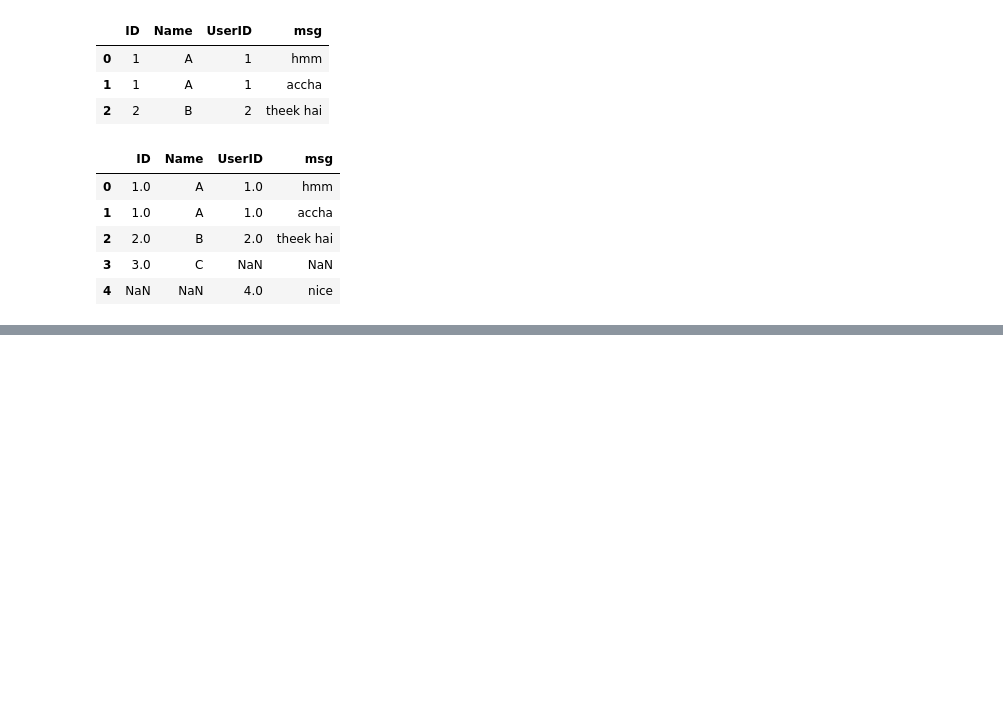
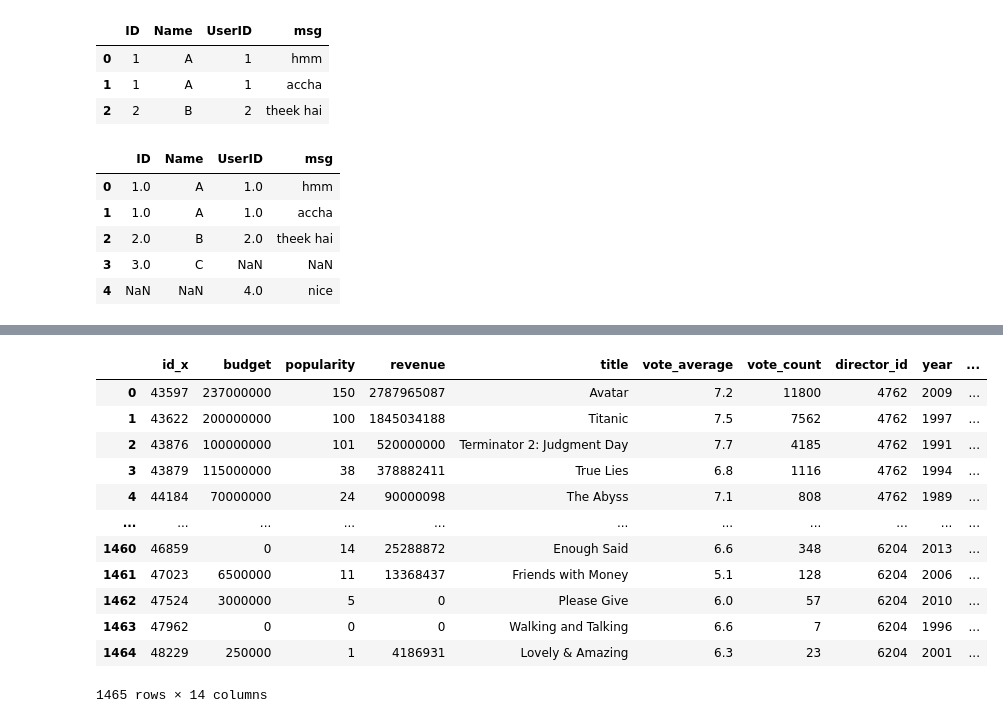
Before and after one commit to jeeet0700/Revision, a Jupyter notebook: Pandas revision.ipynb, the cells around one changed output, grey strips where cells are left out. Drawn from its saved outputs; the diff is of its cells as text; code cells hidden in the pictures; blank space fills up the shorter version.

```diff
--- a/Pandas revision.ipynb
+++ b/Pandas revision.ipynb
@@ -1238,0 +1324,16 @@ user.merge(msg,left_on="ID",right_on="UserID",how="outer")
+# %%
+mov.merge(direct,left_on="director_id",right_on="id")
+# %% [output]
+|  | id_x | budget | popularity | revenue | title | vote_average | vote_count | director_id | year | ... |
+| 0 | 43597 | 237000000 | 150 | 2787965087 | Avatar | 7.2 | 11800 | 4762 | 2009 | ... |
+| 1 | 43622 | 200000000 | 100 | 1845034188 | Titanic | 7.5 | 7562 | 4762 | 1997 | ... |
+| 2 | 43876 | 100000000 | 101 | 520000000 | Terminator 2: Judgment Day | 7.7 | 4185 | 4762 | 1991 | ... |
+| 3 | 43879 | 115000000 | 38 | 378882411 | True Lies | 6.8 | 1116 | 4762 | 1994 | ... |
+| 4 | 44184 | 70000000 | 24 | 90000098 | The Abyss | 7.1 | 808 | 4762 | 1989 | ... |
+| ... | ... | ... | ... | ... | ... | ... | ... | ... | ... | ... |
+| 1460 | 46859 | 0 | 14 | 25288872 | Enough Said | 6.6 | 348 | 6204 | 2013 | ... |
+| 1461 | 47023 | 6500000 | 11 | 13368437 | Friends with Money | 5.1 | 128 | 6204 | 2006 | ... |
+| 1462 | 47524 | 3000000 | 5 | 0 | Please Give | 6.0 | 57 | 6204 | 2010 | ... |
+| 1463 | 47962 | 0 | 0 | 0 | Walking and Talking | 6.6 | 7 | 6204 | 1996 | ... |
+| 1464 | 48229 | 250000 | 1 | 4186931 | Lovely & Amazing | 6.3 | 23 | 6204 | 2001 | ... |
+1465 rows × 14 columns
```
Also changed, not shown: parts of 27 cells of this notebook.
